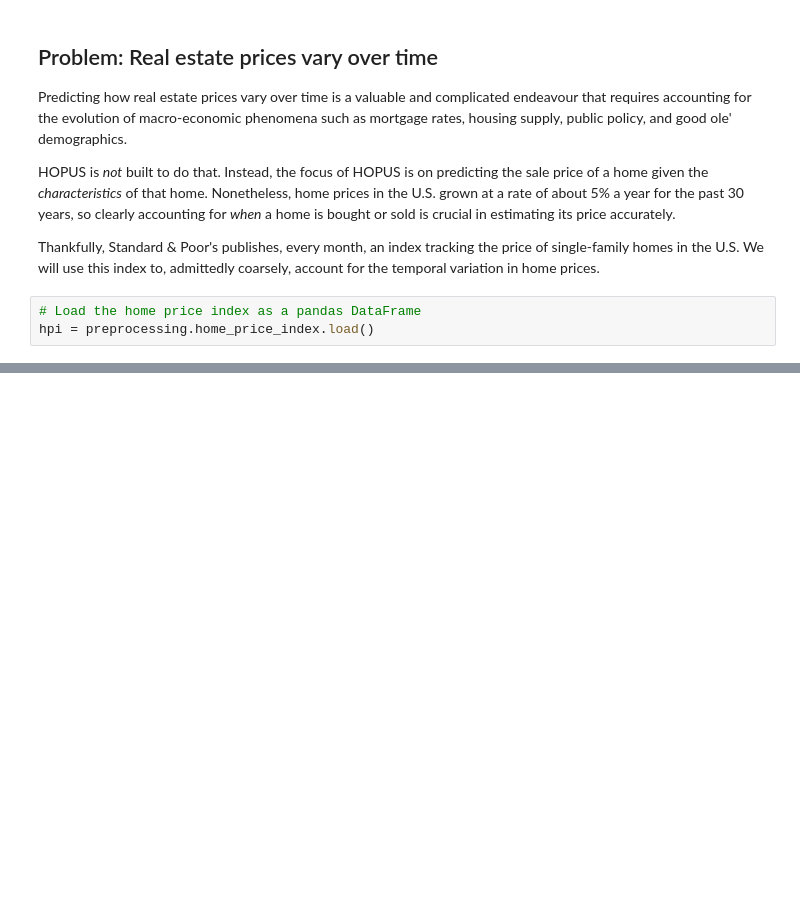
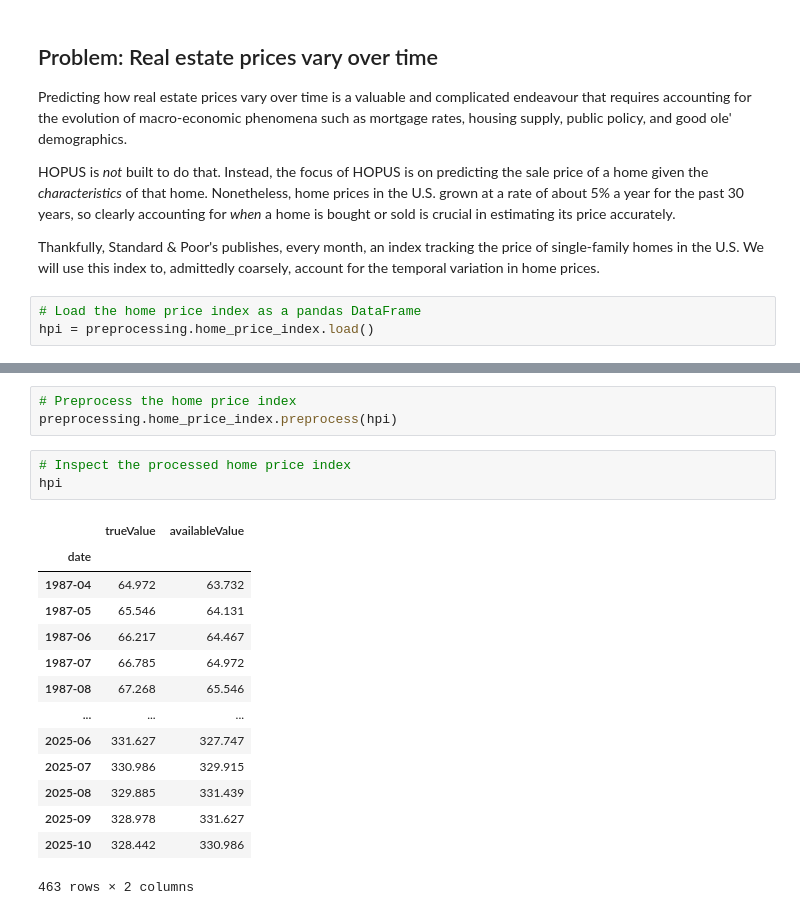
Before and after one commit to aremondtiedrez/hopus, a Jupyter notebook: showcase.ipynb, the cells around one changed output, grey strips where cells are left out. Drawn from its saved outputs; the diff is of its cells as text; blank space fills up the shorter version.

Commit message:
Added cells going through the preprocessing of the home price index data.

```diff
--- a/showcase.ipynb
+++ b/showcase.ipynb
@@ -57,0 +60,21 @@ hpi
+# %%
+# Preprocess the home price index
+preprocessing.home_price_index.preprocess(hpi)
+# %%
+# Inspect the processed home price index
+hpi
+# %% [output]
+|  | trueValue | availableValue |
+| date |  |  |
+| 1987-04 | 64.972 | 63.732 |
+| 1987-05 | 65.546 | 64.131 |
+| 1987-06 | 66.217 | 64.467 |
+| 1987-07 | 66.785 | 64.972 |
+| 1987-08 | 67.268 | 65.546 |
+| ... | ... | ... |
+| 2025-06 | 331.627 | 327.747 |
+| 2025-07 | 330.986 | 329.915 |
+| 2025-08 | 329.885 | 331.439 |
+| 2025-09 | 328.978 | 331.627 |
+| 2025-10 | 328.442 | 330.986 |
+463 rows × 2 columns
```
Also changed, not shown: parts of 3 cells of this notebook.
